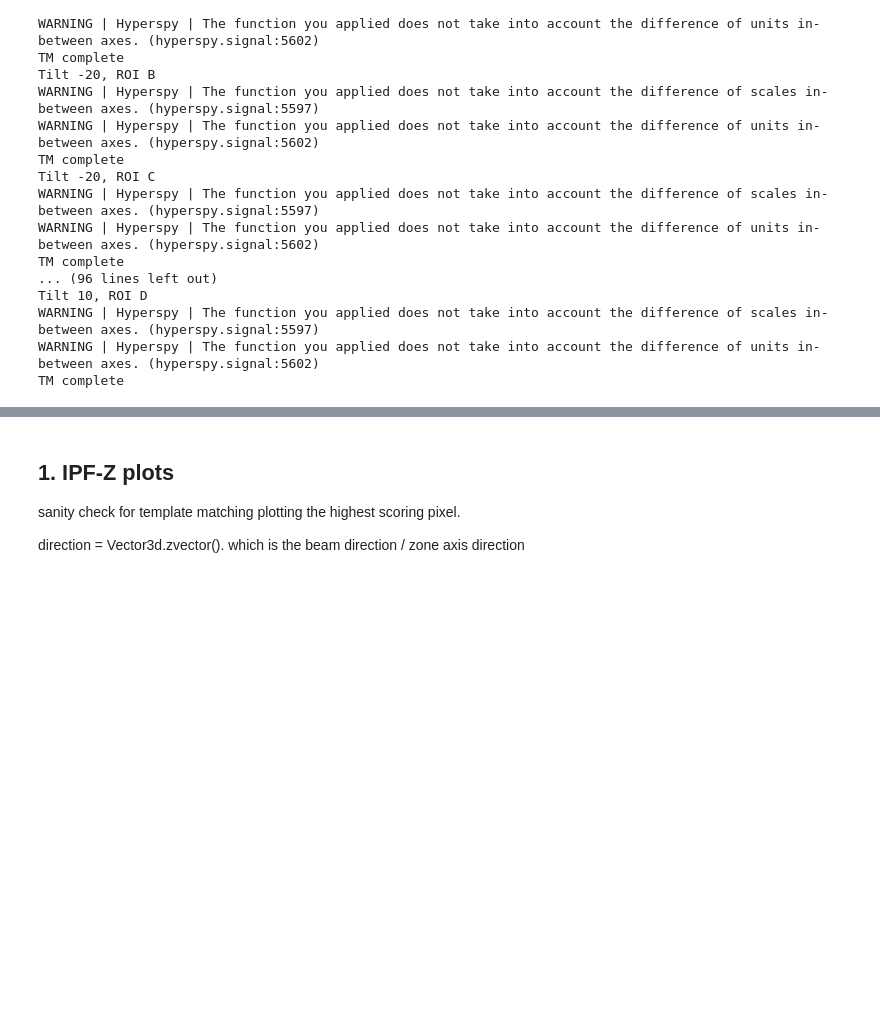
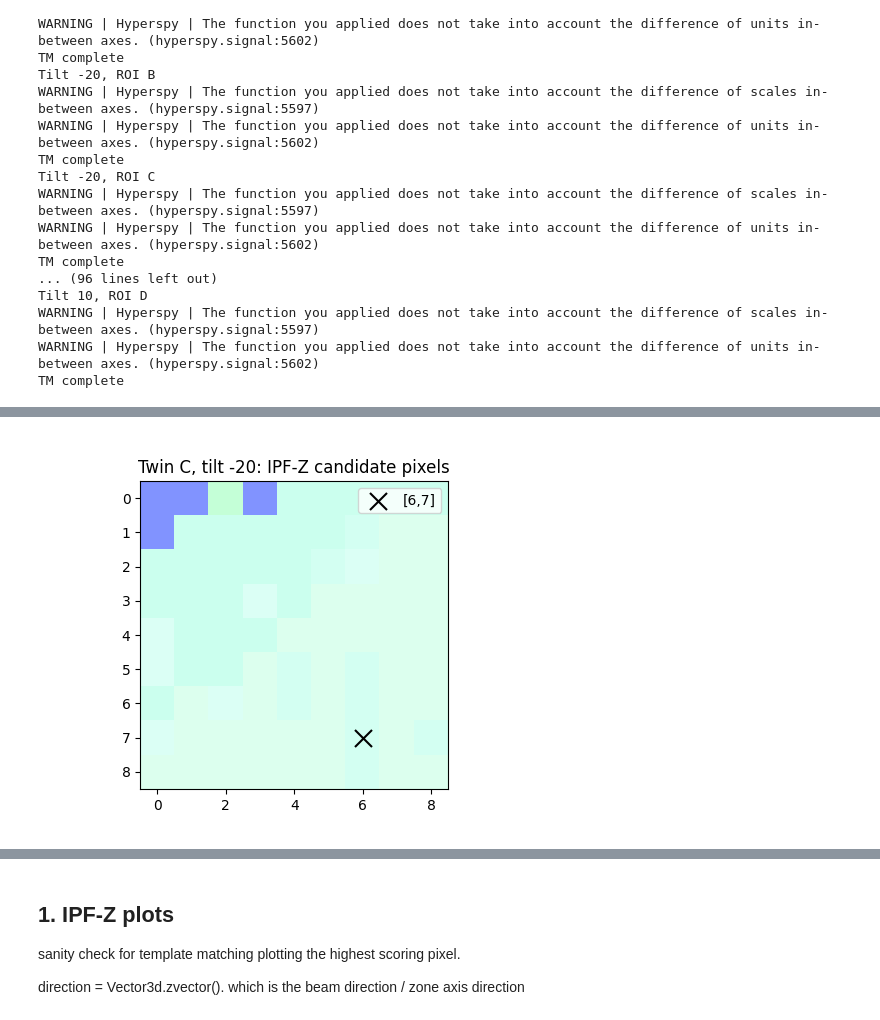
Before and after one commit to ingridmzg/master-code, a Jupyter notebook: 2100F/notebooks/01_template_matching_rois.ipynb, the cells around one changed output, grey strips where cells are left out. Cells and saved outputs as stored; diff of their text form; code cells hidden in the pictures; blank space fills up the shorter version.

```diff
--- a/2100F/notebooks/01_template_matching_rois.ipynb
+++ b/2100F/notebooks/01_template_matching_rois.ipynb
@@ -338,6 +357,12 @@ orientations
 simulations.plot(interactive=True)
 # %% [markdown]
 # 5. Load saved simulation
+# %%
+simulation_root = results_path / "simulation_library"
+simulation_root.mkdir(parents=True, exist_ok=True)
+
+sim_path = simulation_root / "GaAs_simulations_angres0p5_r2_mi1em10.pkl"
+grid_path = simulation_root / "GaAs_grid_angres0p5.pkl"
 # %%
 GaAs = Phase.from_cif("../../GaAs.cif")
 
@@ -522,0 +534,16 @@ axis-angle trajectory check
+# %%
+tilt = 5
+roi_key = "C"
+
+signal_results = roi_results[tilt][roi_key]
+
+# make non-lazy copy
+signal_results_c = signal_results.deepcopy()
+signal_results_c.compute()
+
+xmap = signal_results_c.to_crystal_map()
+
+xmap.prop["index"] = signal_results_c.isig[0, 0].data.flatten()
+xmap.prop["ci"] = signal_results_c.isig[1, 0].data.flatten()
+xmap.prop["rotation"] = signal_results_c.isig[2, 0].data.flatten()
+xmap.prop["mirrored"] = signal_results_c.isig[3, 0].data.flatten()
@@ -522,0 +560,21 @@ axis-angle trajectory check
+# %%
+key_z = IPFColorKeyTSL(
+    GaAs.point_group,
+    Vector3d.zvector()
+)
+
+# RGB colors from orientations
+rgb = key_z.orientation2color(xmap.orientations)
+
+# reshape to image
+rgb_map = rgb.reshape(xmap.shape + (3,))
+#  mark candidate pixels on C -20 IPF-Z map
+plt.figure(figsize=(5, 4))
+plt.imshow(rgb_map)
+#plt.scatter(4, 4, c="white", marker="x", s=150, label="[4,4]")
+plt.scatter(6, 7, c="black", marker="x", s=150, label="[6,7]")
+plt.legend()
+plt.title("Twin C, tilt -20: IPF-Z candidate pixels")
+plt.show()
+# %% [output]
+[figure, added]
```
Also changed, not shown: parts of 107 cells of this notebook.
